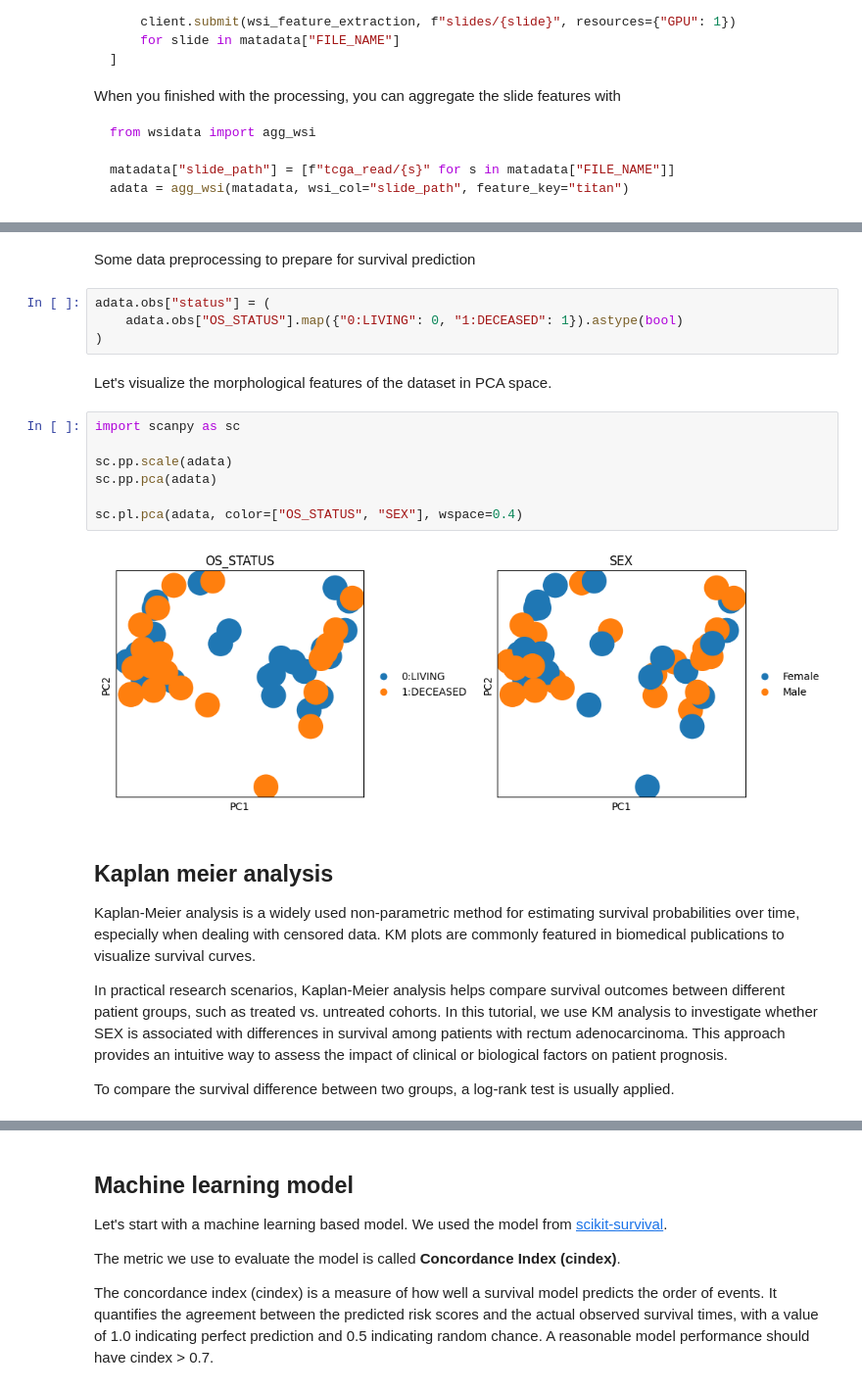
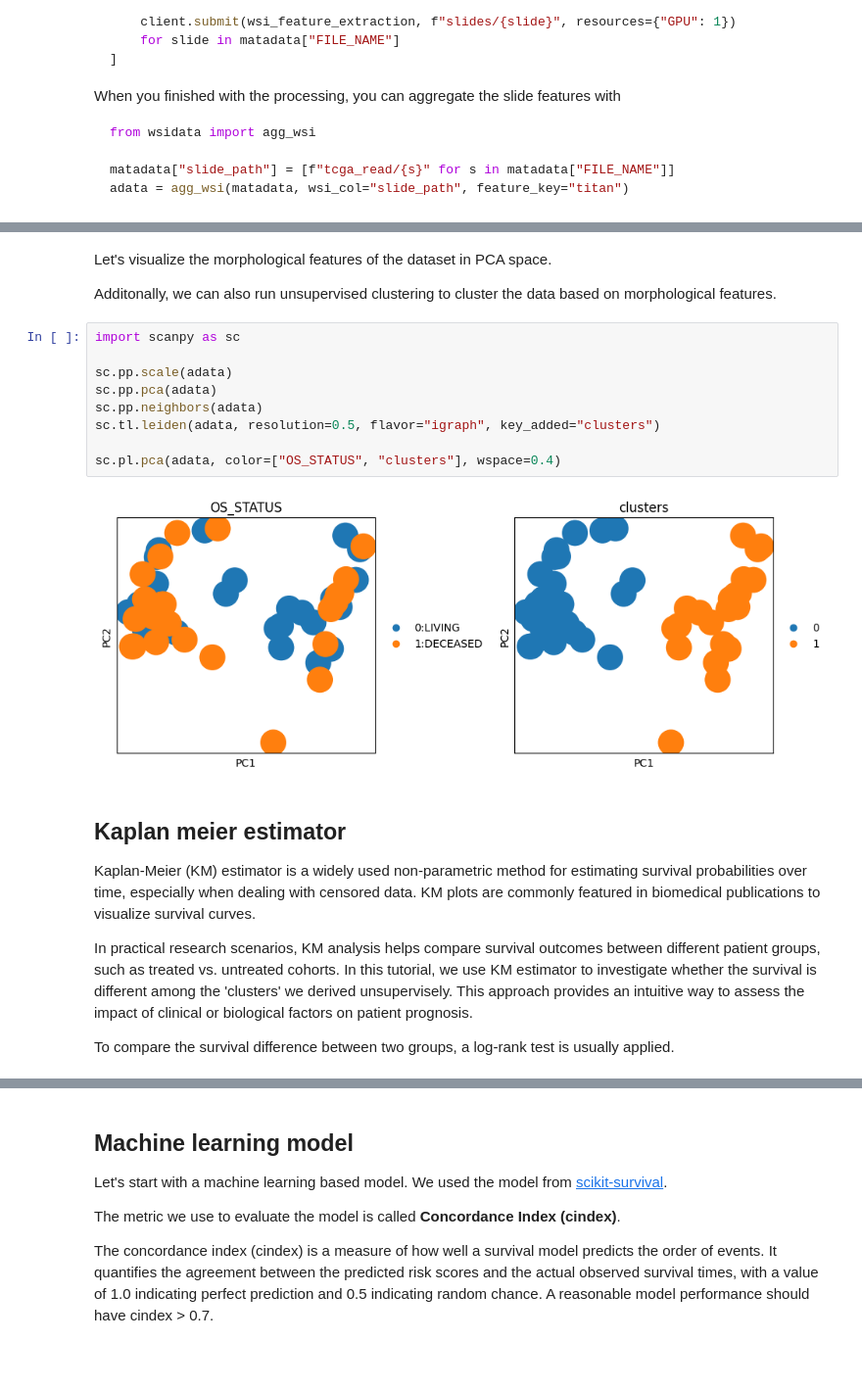
Before and after one commit to rendeirolab/lazyslide-tutorials, a Jupyter notebook: tutorials/survival_prediction.ipynb, the cells around one changed output, grey strips where cells are left out. Shown at 98% size. Drawn from its saved outputs; the diff is of its cells as text; blank space fills up the shorter version.

```diff
--- a/tutorials/survival_prediction.ipynb
+++ b/tutorials/survival_prediction.ipynb
@@ -131,26 +130,24 @@ AnnData object with n_obs × n_vars = 50 × 768
-# %% [markdown]
-Some data preprocessing to prepare for survival prediction
-# %%
-adata.obs["status"] = (
-    adata.obs["OS_STATUS"].map({"0:LIVING": 0, "1:DECEASED": 1}).astype(bool)
-)
 # %% [markdown]
 Let's visualize the morphological features of the dataset in PCA space.
+
+Additonally, we can also run unsupervised clustering to cluster the data based on morphological features.
 # %%
 import scanpy as sc
 
 sc.pp.scale(adata)
 sc.pp.pca(adata)
+sc.pp.neighbors(adata)
+sc.tl.leiden(adata, resolution=0.5, flavor="igraph", key_added="clusters")
 
-sc.pl.pca(adata, color=["OS_STATUS", "SEX"], wspace=0.4)
+sc.pl.pca(adata, color=["OS_STATUS", "clusters"], wspace=0.4)
 # %% [output]
-[figure, old version]
+[figure, new version]
 # %% [markdown]
-## Kaplan meier analysis
+## Kaplan meier estimator
 
-Kaplan-Meier analysis is a widely used non-parametric method for estimating survival probabilities over time, especially when dealing with censored data. KM plots are commonly featured in biomedical publications to visualize survival curves.
+Kaplan-Meier (KM) estimator is a widely used non-parametric method for estimating survival probabilities over time, especially when dealing with censored data. KM plots are commonly featured in biomedical publications to visualize survival curves.
 
-In practical research scenarios, Kaplan-Meier analysis helps compare survival outcomes between different patient groups, such as treated vs. untreated cohorts. In this tutorial, we use KM analysis to investigate whether SEX is associated with differences in survival among patients with rectum adenocarcinoma. This approach provides an intuitive way to assess the impact of clinical or biological factors on patient prognosis.
+In practical research scenarios, KM analysis helps compare survival outcomes between different patient groups, such as treated vs. untreated cohorts. In this tutorial, we use KM estimator to investigate whether the survival is different among the 'clusters' we derived unsupervisely. This approach provides an intuitive way to assess the impact of clinical or biological factors on patient prognosis.
 
 To compare the survival difference between two groups, a log-rank test is usually applied.
 # %%
```
Also changed, not shown: parts of 9 cells of this notebook, 1 other file.
